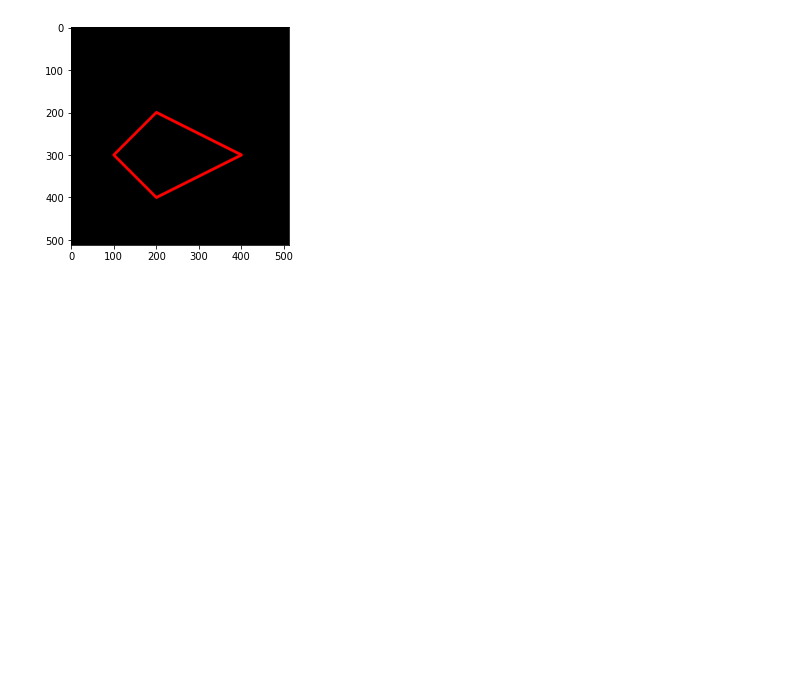
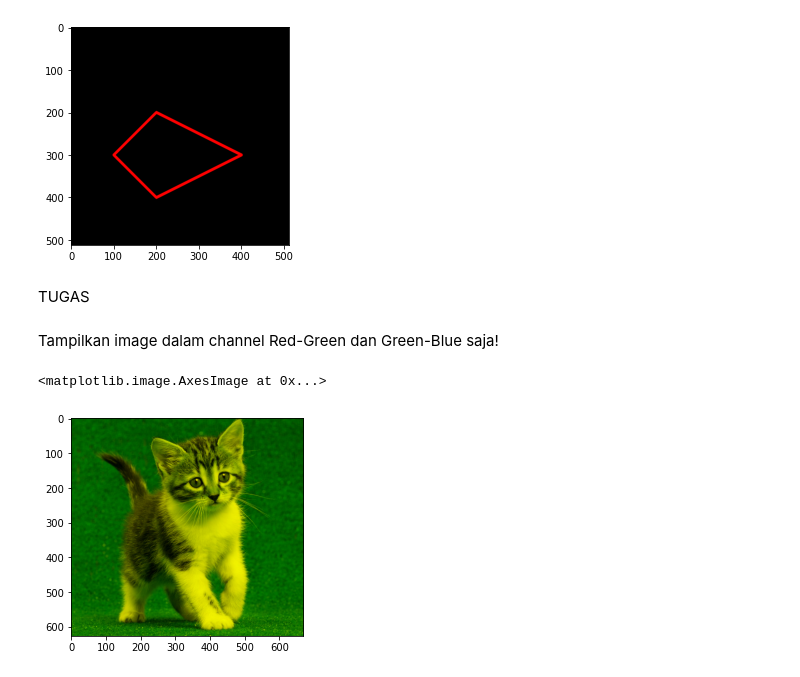
Before and after one commit to dhan-jds/PCVK_Genap_2021, a Jupyter notebook: Week2.ipynb, the cells around one changed output. Cells and saved outputs as stored; diff of their text form; code cells hidden in the pictures; blank space fills up the shorter version.

```diff
--- a/Week2.ipynb
+++ b/Week2.ipynb
@@ -165,3 +165,14 @@ plt.imshow(black_img2)
 # %% [output]
 <matplotlib.image.AxesImage at 0x...>
 [figure]
+# %% [markdown]
+TUGAS
+# %% [markdown]
+Tampilkan image dalam channel Red-Green dan Green-Blue saja!
+# %%
+img_RedGreen = img.copy()
+img_RedGreen[:,:,2]=0
+plt.imshow(img_RedGreen)
+# %% [output]
+<matplotlib.image.AxesImage at 0x...>
+[figure, added]
```
Also changed, not shown: parts of 13 cells of this notebook.
